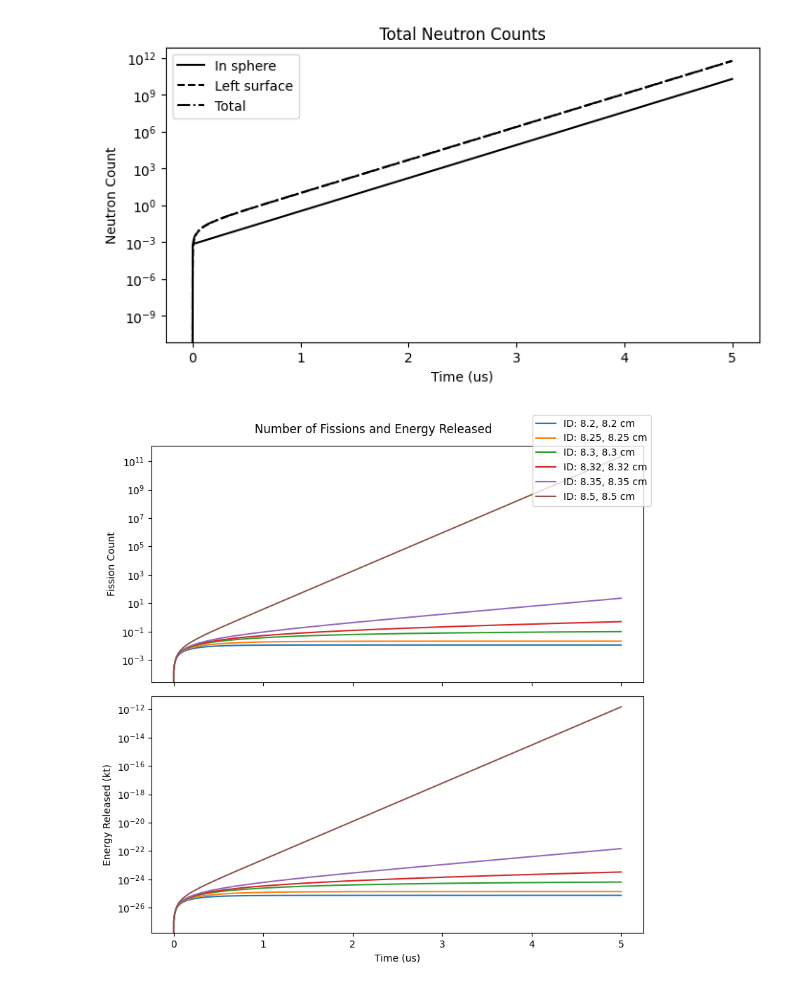
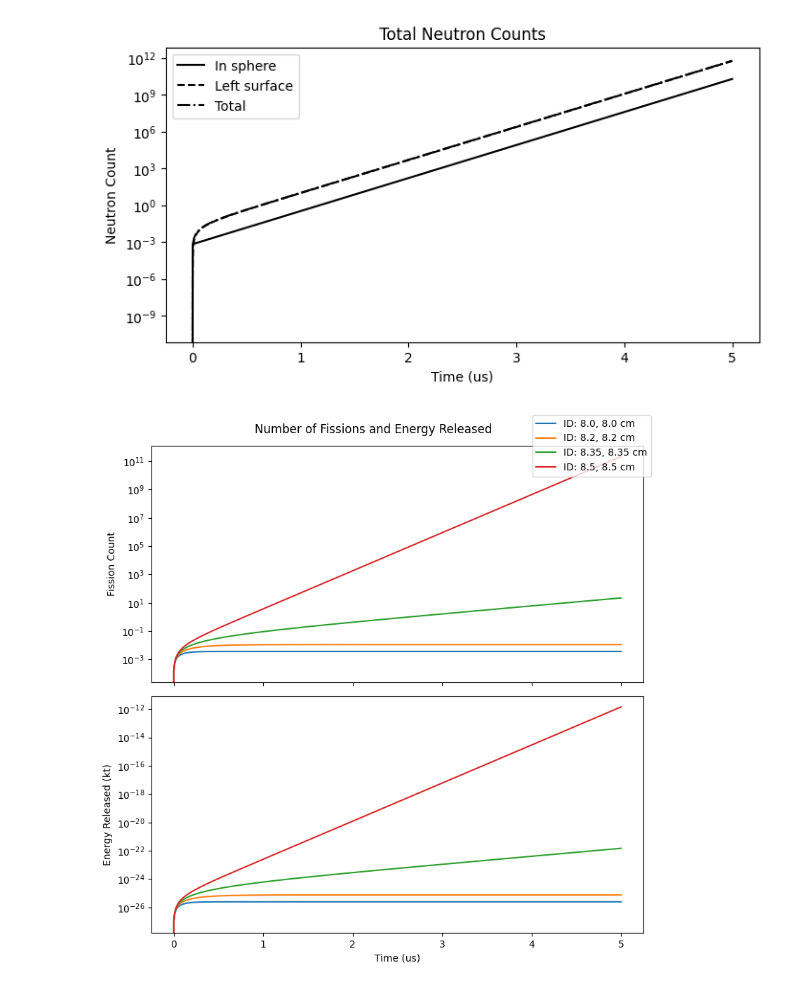
Before and after one commit to benschwe/gadget, a Jupyter notebook: model_examples.ipynb, the cells around one changed output. Cells and saved outputs as stored; diff of their text form; code cells hidden in the pictures.

```diff
--- a/model_examples.ipynb
+++ b/model_examples.ipynb
@@ -16,7 +16,7 @@ gadget = Gadget(
            neutron_multiplication_on=True
            )
 
-initial_radius_list = [8.2, 8.25, 8.3, 8.32, 8.35, 8.5]
+initial_radius_list = [8.0, 8.2, 8.35, 8.5]
 
 gadget_list = []
 for initial_radius in initial_radius_list:
@@ -25,7 +25,6 @@ for initial_radius in initial_radius_list:
 
 sim = Simulation(gadget_list=gadget_list,
                  sim_duration_us=5,
-                 dt_us=0.0001,
                  stop_when_nuclei_limit_met=True
                  )
 
@@ -51,10 +51,10 @@ Critical
 # %%
-plot_conc_and_surf_flux(gadget=gadget_list[5])
-plot_radial_concentration(gadget=gadget_list[5])
-plot_neutron_counts(gadget=gadget_list[5])
+plot_conc_and_surf_flux(gadget=gadget_list[3])
+plot_radial_concentration(gadget=gadget_list[3])
+plot_neutron_counts(gadget=gadget_list[3])
 plot_fissions_and_energy(gadget_list=gadget_list)
 # %% [output]
 [figure]
 [figure]
 [figure]
-[figure, old version]
+[figure, new version]
```
Also changed, not shown: parts of 1 cell of this notebook, 2 other files.
